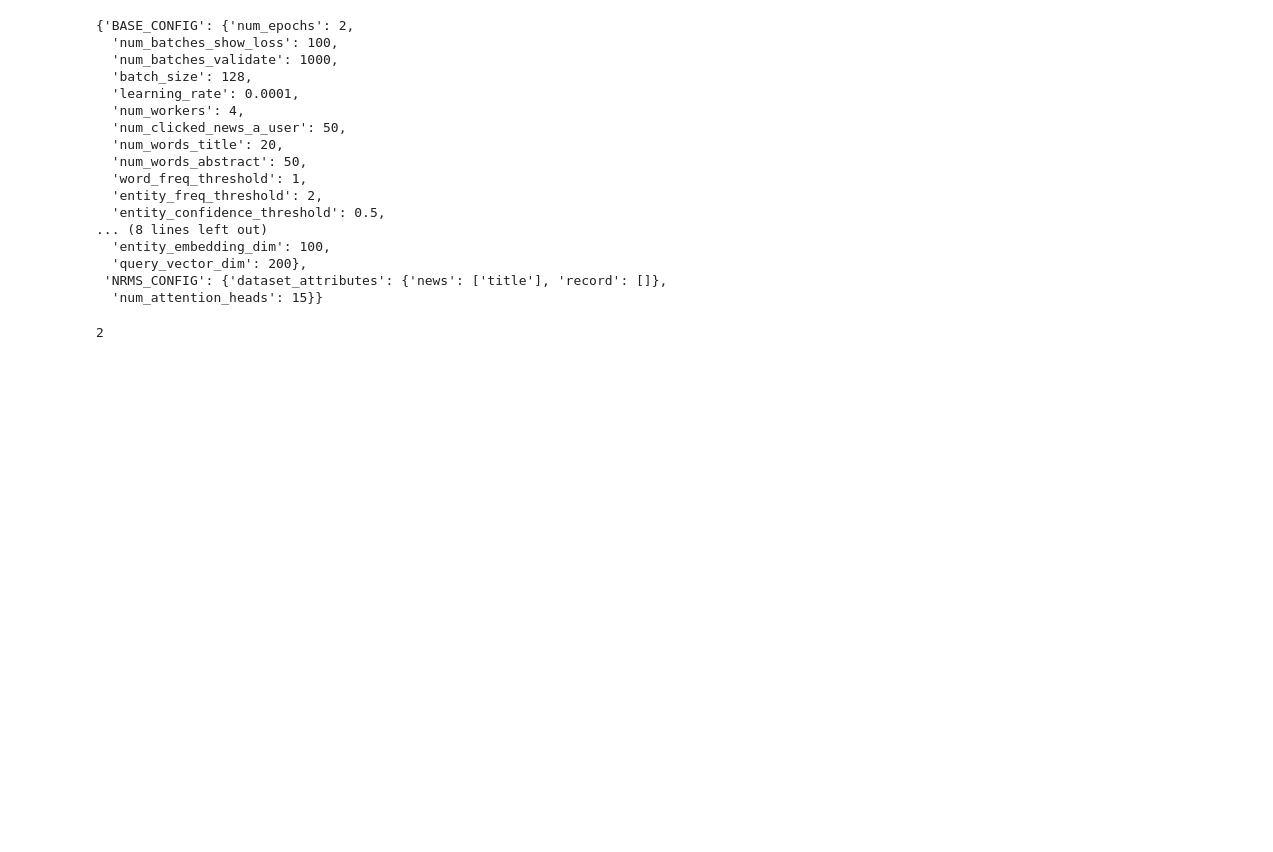
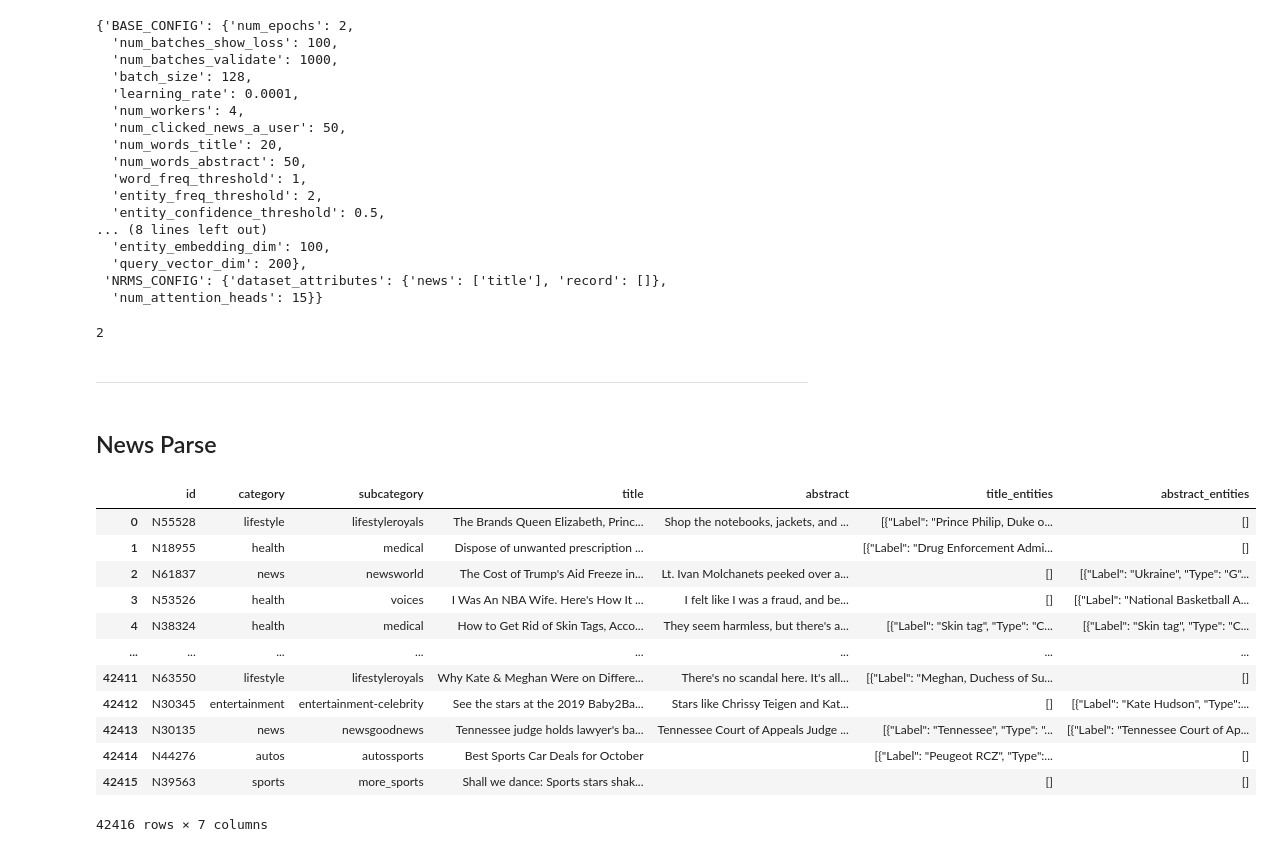
Before and after one commit to nabang1010/NRMS_nabang1010, a Jupyter notebook: data_preprocess_nabang1010.ipynb, the cells around one changed output. Drawn from its saved outputs; the diff is of its cells as text; code cells hidden in the pictures; blank space fills up the shorter version.

Commit message:
updataa data process

```diff
--- a/data_preprocess_nabang1010.ipynb
+++ b/data_preprocess_nabang1010.ipynb
@@ -199,3 +159,7 @@ config
 config['BASE_CONFIG']['num_epochs']
 # %% [output]
 2
+# %% [markdown]
+-----
+# %% [markdown]
+## News Parse
@@ -201,0 +171,41 @@ config['BASE_CONFIG']['num_epochs']
+# %%
+source_news = "/workspace/nabang1010/LBA_NLP/Recommendation_System/DATA/dev_small/news.tsv"
+df_news = pd.read_table(
+        source_news,
+        header=None,
+        usecols=[0, 1, 2, 3, 4, 6, 7],
+        quoting=csv.QUOTE_NONE,
+        names=[
+            "id",
+            "category",
+            "subcategory",
+            "title",
+            "abstract",
+            "title_entities",
+            "abstract_entities",
+        ],
+    )
+
+
+df_news.title_entities.fillna("[]", inplace=True)
+
+df_news.abstract_entities.fillna("[]", inplace=True)
+
+df_news.fillna(" ", inplace=True)
+
+
+df_news
+# %% [output]
+|  | id | category | subcategory | title | abstract | title_entities | abstract_entities |
+| 0 | N55528 | lifestyle | lifestyleroyals | The Brands Queen Elizabeth, Princ... | Shop the notebooks, jackets, and ... | [{"Label": "Prince Philip, Duke o... | [] |
+| 1 | N18955 | health | medical | Dispose of unwanted prescription ... |  | [{"Label": "Drug Enforcement Admi... | [] |
+| 2 | N61837 | news | newsworld | The Cost of Trump's Aid Freeze in... | Lt. Ivan Molchanets peeked over a... | [] | [{"Label": "Ukraine", "Type": "G"... |
+| 3 | N53526 | health | voices | I Was An NBA Wife. Here's How It ... | I felt like I was a fraud, and be... | [] | [{"Label": "National Basketball A... |
+| 4 | N38324 | health | medical | How to Get Rid of Skin Tags, Acco... | They seem harmless, but there's a... | [{"Label": "Skin tag", "Type": "C... | [{"Label": "Skin tag", "Type": "C... |
+| ... | ... | ... | ... | ... | ... | ... | ... |
+| 42411 | N63550 | lifestyle | lifestyleroyals | Why Kate & Meghan Were on Differe... | There's no scandal here. It's all... | [{"Label": "Meghan, Duchess of Su... | [] |
+| 42412 | N30345 | entertainment | entertainment-celebrity | See the stars at the 2019 Baby2Ba... | Stars like Chrissy Teigen and Kat... | [] | [{"Label": "Kate Hudson", "Type":... |
+| 42413 | N30135 | news | newsgoodnews | Tennessee judge holds lawyer's ba... | Tennessee Court of Appeals Judge ... | [{"Label": "Tennessee", "Type": "... | [{"Label": "Tennessee Court of Ap... |
+| 42414 | N44276 | autos | autossports | Best Sports Car Deals for October |  | [{"Label": "Peugeot RCZ", "Type":... | [] |
+| 42415 | N39563 | sports | more_sports | Shall we dance: Sports stars shak... |  | [] | [] |
+42416 rows × 7 columns
```
Also changed, not shown: parts of 8 cells of this notebook, 1 other file.
